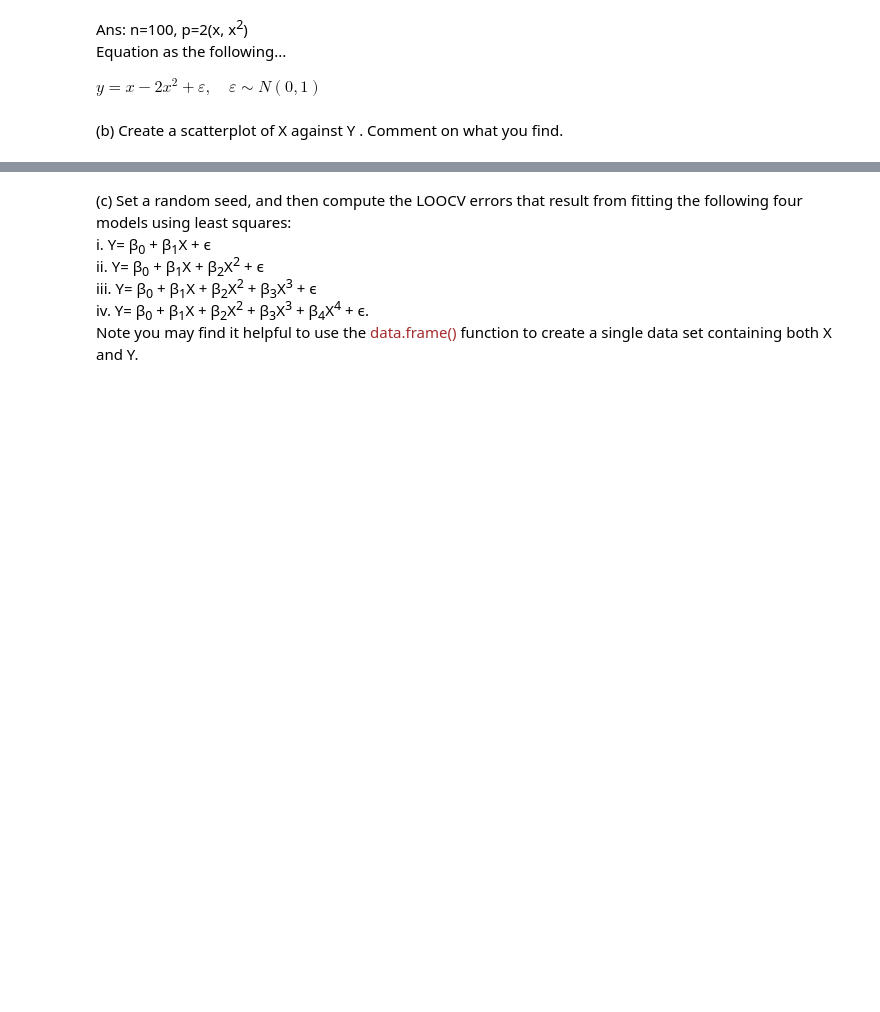
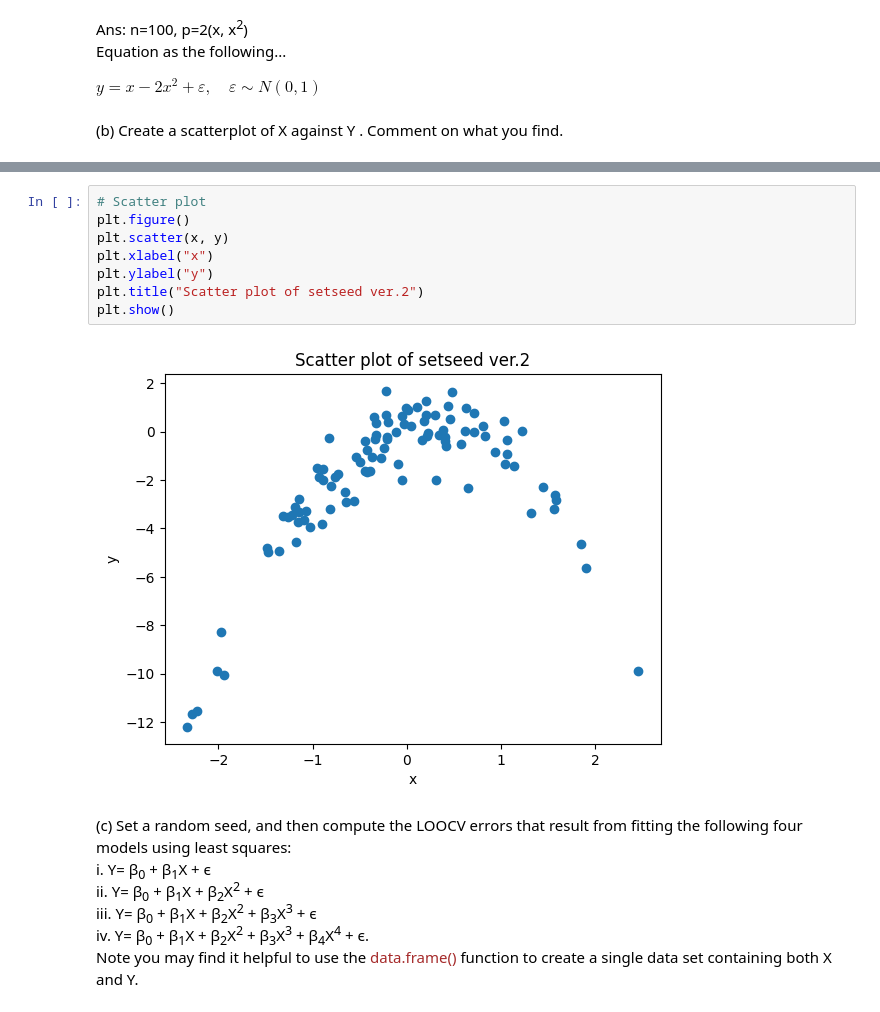
Before and after one commit to andyponn/2025_Fraud-Detection-project, a Jupyter notebook: ML/1110hwQ1.ipynb, the cells around one changed output, grey strips where cells are left out. Saved outputs shown, nothing was run; the diff lists cells and outputs as text; blank space fills up the shorter version.

```diff
--- a/ML/1110hwQ1.ipynb
+++ b/ML/1110hwQ1.ipynb
@@ -29,3 +45,13 @@ $
+# %%
+# Scatter plot
+plt.figure()
+plt.scatter(x, y)
+plt.xlabel("x")
+plt.ylabel("y")
+plt.title("Scatter plot of setseed ver.2")
+plt.show()
+# %% [output]
+[figure, added]
 # %% [markdown]
 (c) Set a random seed, and then compute the LOOCV errors that result from fitting the following four models using least squares:<br>
 i. Y= β<sub>0</sub> + β<sub>1</sub>X + ϵ<br>
```
Also changed, not shown: parts of 9 cells of this notebook.
